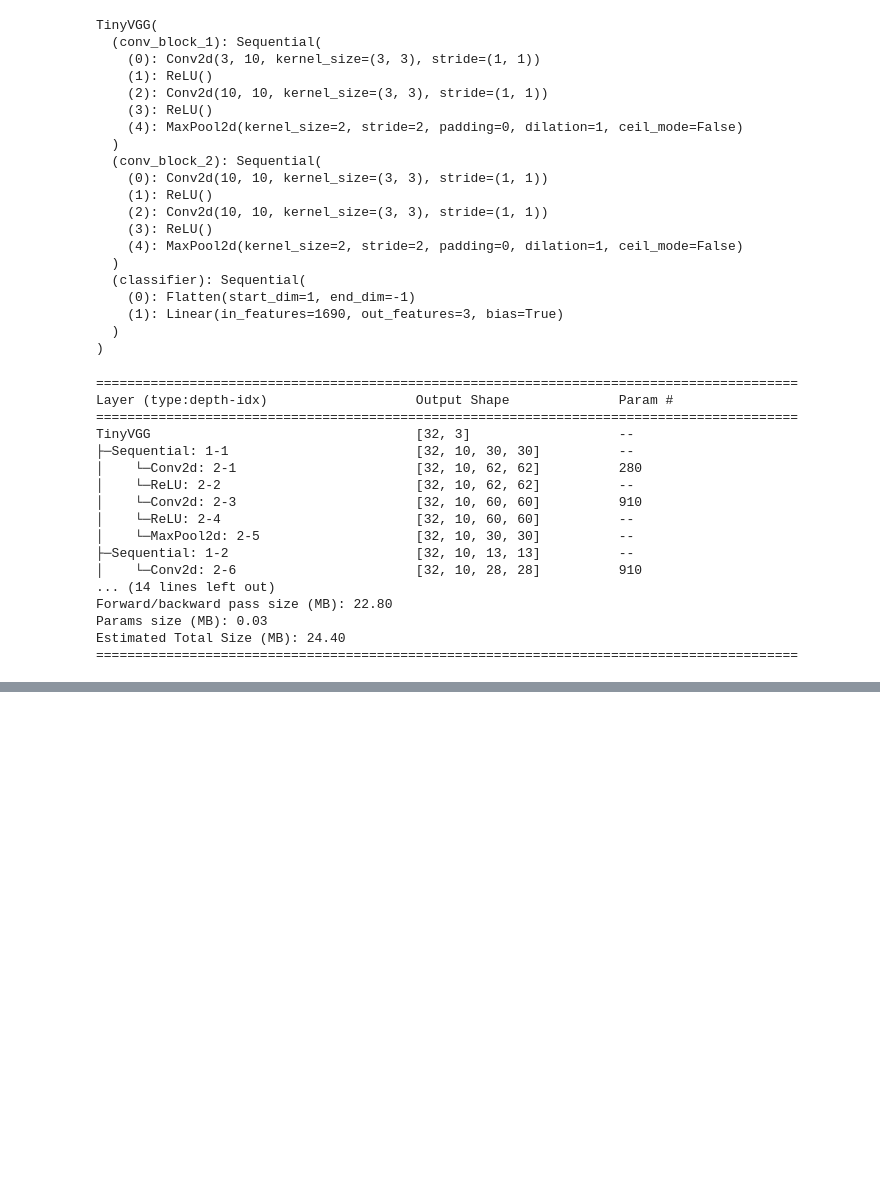
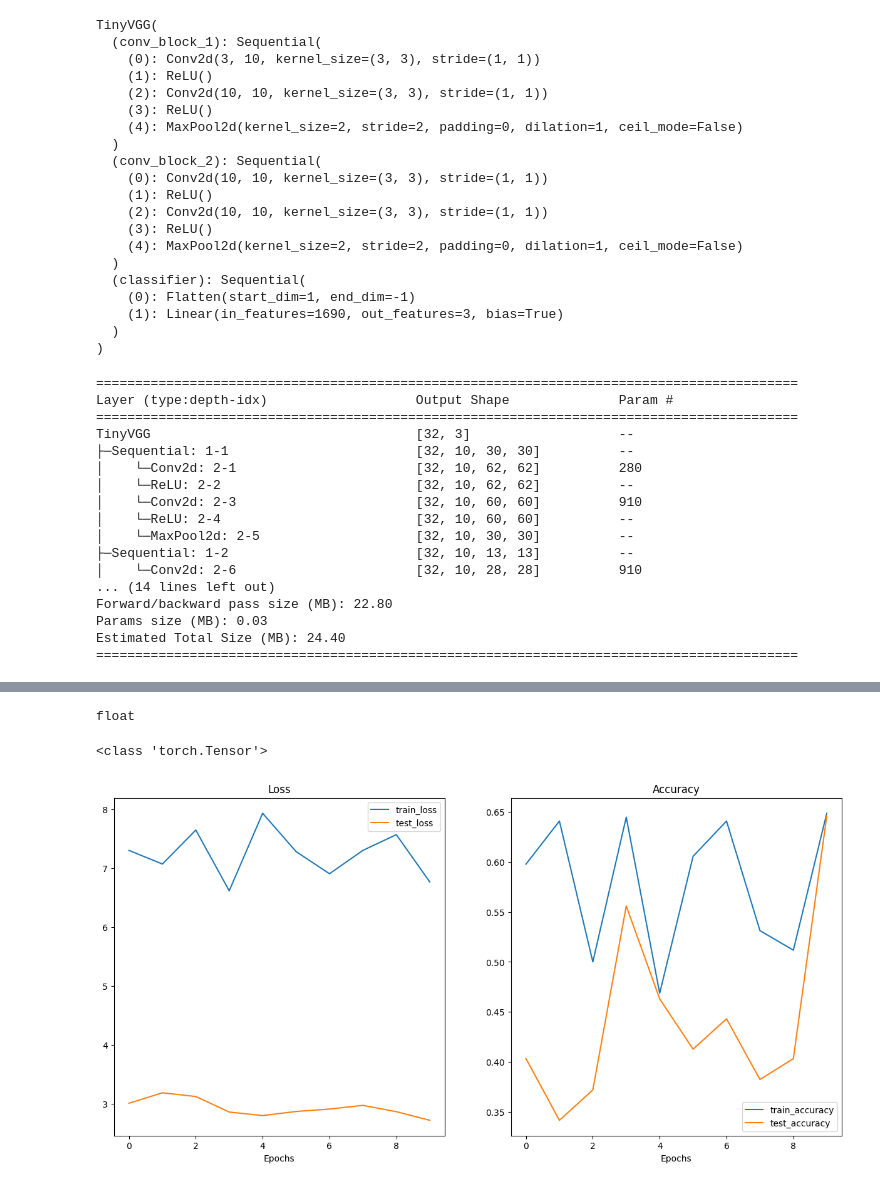
Before and after one commit to abdullahsultan/PytorchBasics, a Jupyter notebook: Food_CV.ipynb, the cells around one changed output, grey strips where cells are left out. Cells and saved outputs as stored; diff of their text form; code cells hidden in the pictures; blank space fills up the shorter version.

```diff
--- a/Food_CV.ipynb
+++ b/Food_CV.ipynb
@@ -434,6 +434,7 @@ def train_step(model: nn.Module, dataloader: torch.utils.data.DataLoader, loss_f
 
     model.train()
     train_accTorchMetric = 0
+    train_loss = 0
 
     for batch, (X,y) in enumerate(dataloader):
         X, y = X.to(device), y.to(device)
@@ -442,6 +443,7 @@ def train_step(model: nn.Module, dataloader: torch.utils.data.DataLoader, loss_f
 
         loss = loss_fn(y_pred, y)
         train_accTorchMetric += accuracy(y_pred.argmax(dim=1), y)
+        train_loss += loss.item()
 
         optimizer.zero_grad(set_to_none=True)
 
@@ -450,11 +452,13 @@ def train_step(model: nn.Module, dataloader: torch.utils.data.DataLoader, loss_f
         optimizer.step()
     train_accTorchMetric /= len(dataloader)
     print (f"TrainAccuracy:: {train_accTorchMetric *100:.2f}%")
+    return train_loss, train_accTorchMetric
 
 def test_step(model: nn.Module, dataloader: torch.utils.data.DataLoader, loss_fn: torch.nn.Module, device=DEVICE):
 
     model.eval()
     test_accTorchMetric = 0
+    test_loss = 0
 
     with torch.inference_mode():
         for batch, (X,y) in enumerate(dataloader):
@@ -462,10 +466,12 @@ def test_step(model: nn.Module, dataloader: torch.utils.data.DataLoader, loss_fn
             X, y = X.to(device), y.to(device)
             y_pred = model(X)
             loss = loss_fn(y_pred, y)
+            test_loss += loss.item()
             test_accTorchMetric+= accuracy(y_pred.argmax(dim=1), y)
 
         test_accTorchMetric /= len(dataloader)
         print (f"TestAccuracy:: {test_accTorchMetric *100:.2f}%")
+        return test_loss, test_accTorchMetric
 # %%
 loss_fn =  nn.CrossEntropyLoss()
 optimizer = torch.optim.Adam(params=model_0.parameters(), lr = 0.001)
@@ -480,9 +500,9 @@ from timeit import default_timer as timer
 
 start_time = timer()
 
-train_model_epochs(model=model_0, train_dataloader=train_dataloader, test_dataloader=test_dataloader, loss_fn=loss_fn, optimizer=optimizer, device=DEVICE, epochs=10)
+training_results = train_model_epochs(model=model_0, train_dataloader=train_dataloader, test_dataloader=test_dataloader, loss_fn=loss_fn, optimizer=optimizer, device=DEVICE, epochs=10)
 
 end_time = timer()
 
-print(f"StartTime={start_time:.3f} _____ EndTime={end_time:.3f} ____ TotalTimeTook={start_time-end_time:.3f}")
+print(f"StartTime={start_time:.3f} _____ EndTime={end_time:.3f} ____ TotalTimeTook={end_time-start_time:.3f}")
 # %% [output]
@@ -509,0 +530,37 @@ StartTime=14838.045 _____ EndTime=14843.882 ____ TotalTimeTook=-5.837
+# %%
+llm = training_results["test_loss"]
+type(llm[0])
+# %% [output]
+float
+# %%
+def plot_loss_curves(results: dict[str, list[float]]):
+
+    train_loss = results["train_loss"]
+    test_loss = results["test_loss"]
+
+    train_accuracy = list(map(lambda x: x.cpu(), results["train_accuracy"]))
+    test_accuracy = list(map(lambda x: x.cpu(), results["test_accuracy"]))
+
+    print(type(test_accuracy[0]))
+
+    epochs = range(len(results["train_loss"]))
+
+    plt.figure(figsize=(15, 7))
+    plt.subplot(1, 2, 1)
+    plt.plot(epochs, train_loss, label="train_loss")
+    plt.plot(epochs, test_loss, label="test_loss")
+    plt.title("Loss")
+    plt.xlabel("Epochs")
+    plt.legend()
+
+    plt.subplot(1, 2, 2)
+    plt.plot(epochs, train_accuracy, label="train_accuracy")
+    plt.plot(epochs, test_accuracy, label="test_accuracy")
+    plt.title("Accuracy")
+    plt.xlabel("Epochs")
+    plt.legend()
+
+plot_loss_curves(results=training_results)
+# %% [output]
+<class 'torch.Tensor'>
+[figure, added]
```
Also changed, not shown: parts of 2 cells of this notebook.
